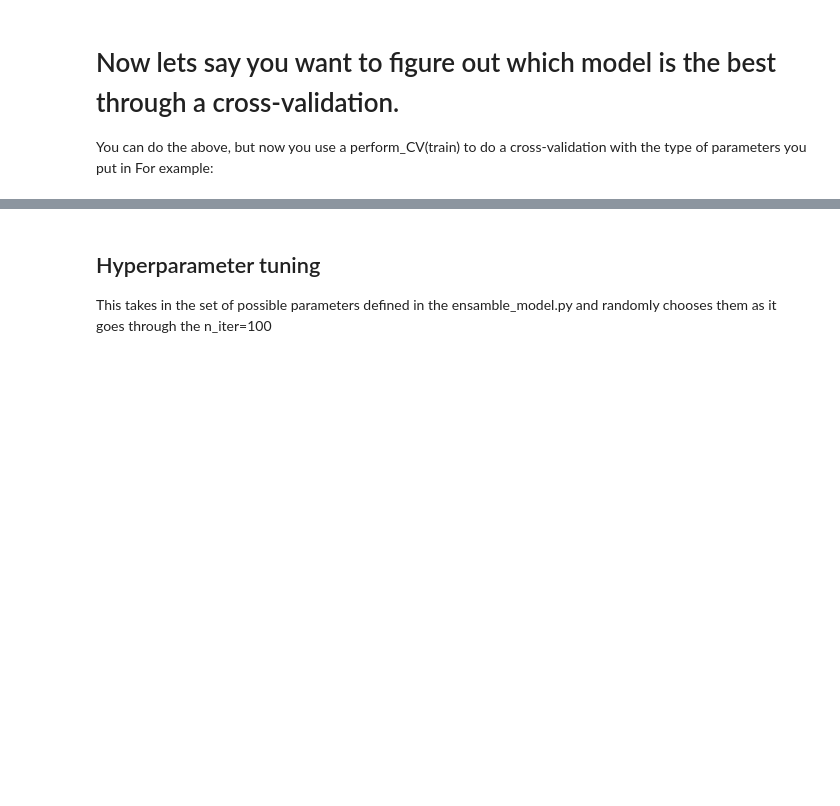
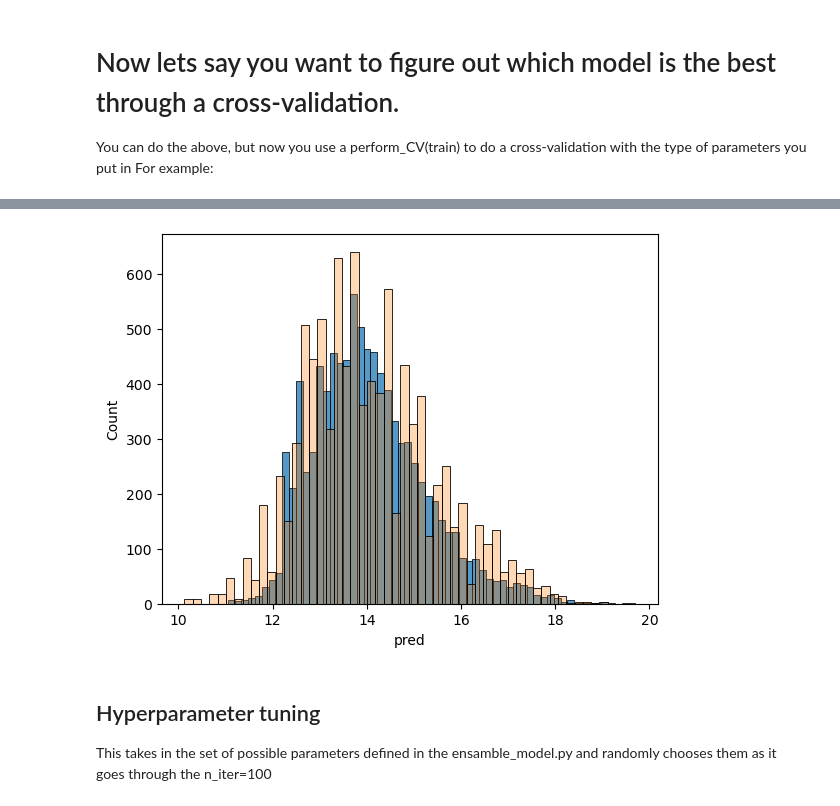
Before and after one commit to shadtome/Score-data, a Jupyter notebook: models/original_dataset/ensamble_model_training.ipynb, the cells around one changed output, grey strips where cells are left out. Saved outputs shown, nothing was run; the diff lists cells and outputs as text; code cells hidden in the pictures; blank space fills up the shorter version.

```diff
--- a/models/original_dataset/ensamble_model_training.ipynb
+++ b/models/original_dataset/ensamble_model_training.ipynb
@@ -277,0 +441,6 @@ MAPE for test: mean: 0.048613288823953514 std: 0.001302318254336439
+# %%
+ex_data = train.copy()
+ex.fit(ex_data)
+ex_data['pred'] = ex.predict(ex_data)
+ex_data['adjusted_market_value'] = ex.scale_target(ex_data['adjusted_market_value'])
+ex_data.head()
@@ -278,3 +455,11 @@ MAPE for test: mean: 0.048613288823953514 std: 0.001302318254336439
+# %%
+# Histogram for our model
+fig,ax = plt.subplots()
+sns.histplot(ex_data,x='pred',ax=ax)
+sns.histplot(ex_data,x='adjusted_market_value',ax=ax,alpha=0.3)
+plt.show()
+# %% [output]
+[figure, added]
 # %% [markdown]
 ## Hyperparameter tuning
 
```
Also changed, not shown: parts of 33 cells of this notebook, 14 other files.
